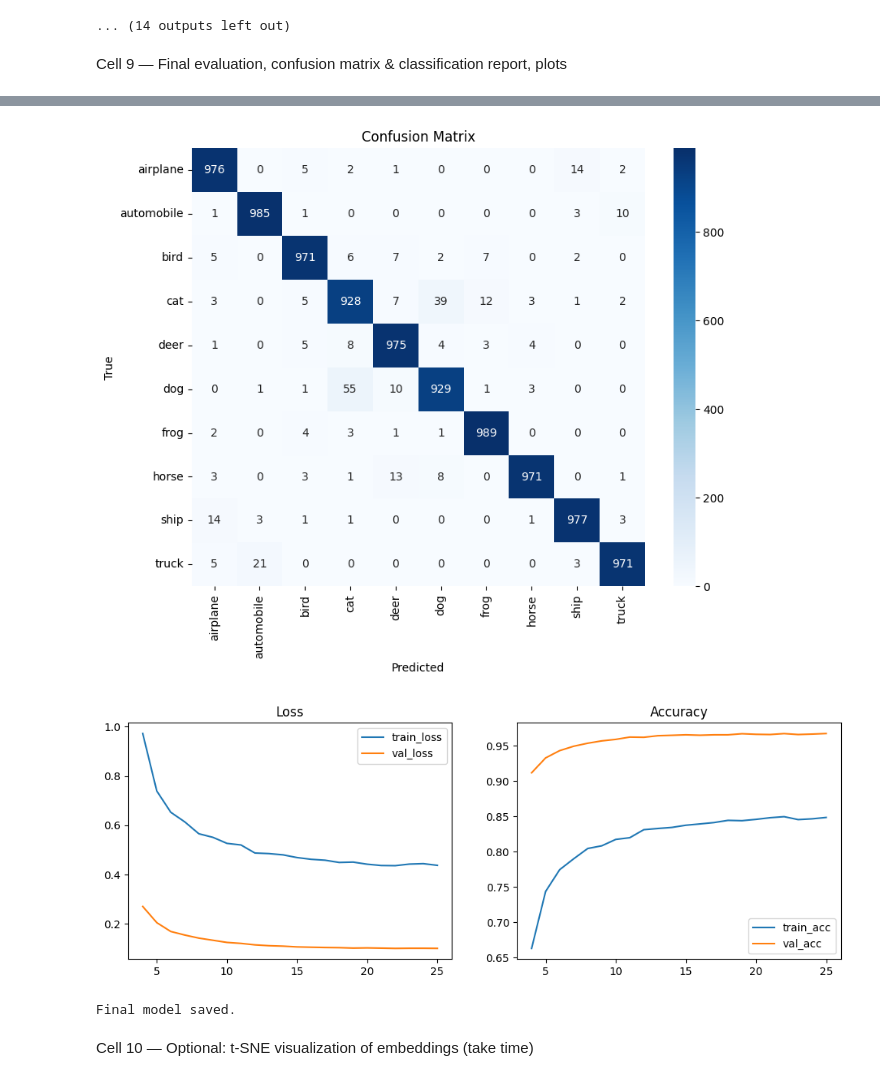
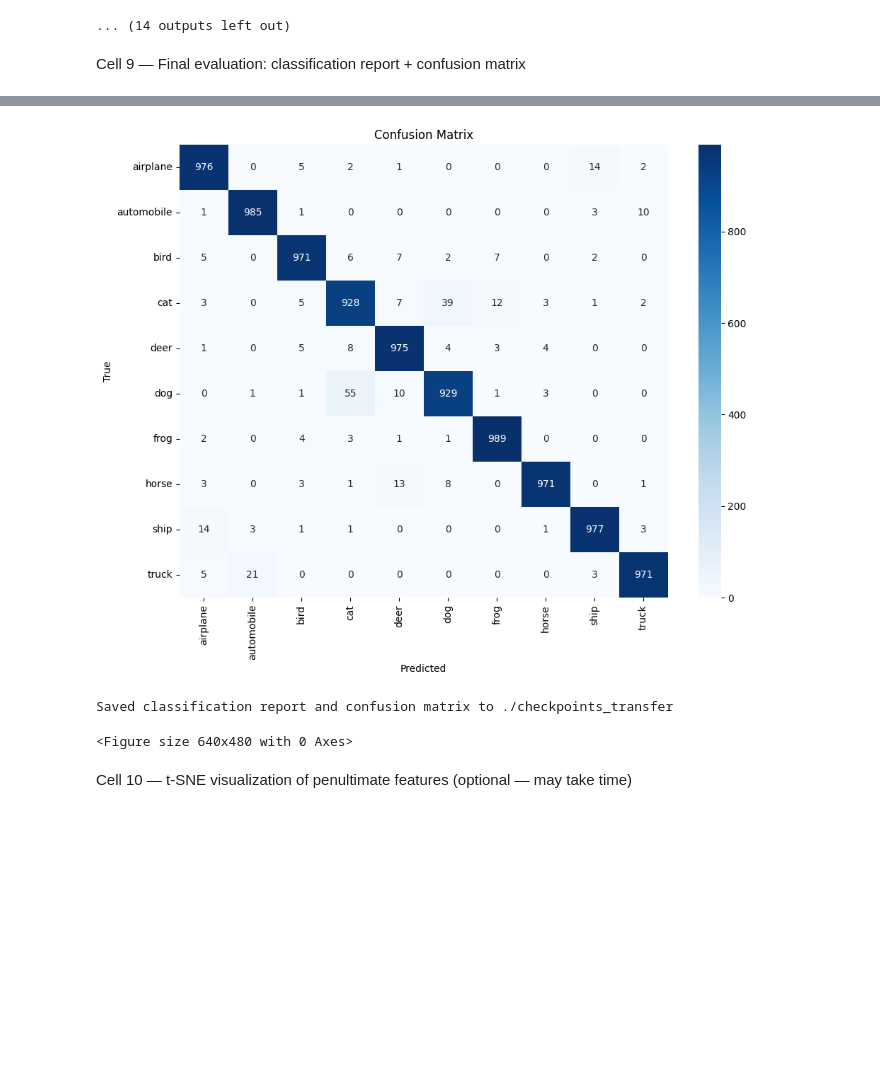
Before and after one commit to nahidibnaharun/AI-and-ML-and-Pattern-Recognition, a Jupyter notebook: CIFAR-10/CIFAR_10.ipynb, the cells around one changed output, grey strips where cells are left out. Drawn from its saved outputs; the diff is of its cells as text; code cells hidden in the pictures; blank space fills up the shorter version.

```diff
--- a/CIFAR-10/CIFAR_10.ipynb
+++ b/CIFAR-10/CIFAR_10.ipynb
@@ -275,46 +275,50 @@ Stage 1: training head only for 3 epochs
 [Full] Epoch 11: train_loss=0.5199, train_acc=0.8197 | val_loss=0.1202, val_acc=0.9622
 ... (14 outputs left out)
 # %% [markdown]
-Cell 9 — Final evaluation, confusion matrix & classification report, plots
+Cell 9 — Final evaluation: classification report + confusion matrix
 # %%
-# Cell 9: Final evaluation, confusion matrix, report, plots
-# Compute predictions
+# Cell 9: Final evaluation — classification report + confusion matrix
+import numpy as np
+from sklearn.metrics import classification_report, confusion_matrix
+import matplotlib.pyplot as plt
+import seaborn as sns
+import os
+
 model.eval()
-y_true=[]; y_pred=[]
+y_true = []
+y_pred = []
+
 with torch.no_grad():
     for imgs, labels in tqdm(test_loader, desc="Final test preds"):
-        imgs = imgs.to(device); labels = labels.to(device)
-        outputs = model(imgs)
-        preds = outputs.argmax(dim=1)
-        y_true.append(labels.cpu().numpy()); y_pred.append(preds.cpu().numpy())
-y_true = np.concatenate(y_true); y_pred = np.concatenate(y_pred)
+        imgs = imgs.to(device)
+        outputs = model(imgs)               # model returns logits
+        preds = outputs.argmax(dim=1).cpu().numpy()
+        y_pred.append(preds)
+        y_true.append(labels.numpy())
 
-print("Classification report:")
-print(classification_report(y_true, y_pred, target_names=test_dataset.classes))
+y_true = np.concatenate(y_true)
+y_pred = np.concatenate(y_pred)
+
+# Classification report
+report = classification_report(y_true, y_pred, target_names=test_dataset.classes, digits=4)
+print("Classification report:\n")
+print(report)
 
 # Confusion matrix
 cm = confusion_matrix(y_true, y_pred)
-plt.figure(figsize=(9,7))
+plt.figure(figsize=(10,8))
 sns.heatmap(cm, annot=True, fmt='d', cmap='Blues', xticklabels=test_dataset.classes, yticklabels=test_dataset.classes)
-plt.xlabel("Predicted"); plt.ylabel("True"); plt.title("Confusion Matrix")
+plt.xlabel("Predicted")
+plt.ylabel("True")
+plt.title("Confusion Matrix")
+plt.tight_layout()
 plt.show()
 
-# Plot training curves if available
-if len(history['train_loss'])>0:
-    epochs = list(range(start_epoch, TOTAL_EPOCHS+1))
-    plt.figure(figsize=(12,4))
-    plt.subplot(1,2,1)
-    plt.plot(epochs, history['train_loss'], label='train_loss')
-    plt.plot(epochs, history['val_loss'], label='val_loss')
-    plt.legend(); plt.title("Loss")
-    plt.subplot(1,2,2)
-    plt.plot(epochs, history['train_acc'], label='train_acc')
-    plt.plot(epochs, history['val_acc'], label='val_acc')
-    plt.legend(); plt.title("Accuracy")
-    plt.show()
-
-# Save final model
-save_checkpoint({'epoch':TOTAL_EPOCHS, 'model_state':model.state_dict()}, os.path.join(SAVE_DIR, "final_model.pth"))
-print("Final model saved.")
+# Save results
+os.makedirs(SAVE_DIR, exist_ok=True)
+with open(os.path.join(SAVE_DIR, "classification_report.txt"), "w") as f:
+    f.write(report)
+plt.savefig(os.path.join(SAVE_DIR, "confusion_matrix.png"), bbox_inches='tight')
+print("Saved classification report and confusion matrix to", SAVE_DIR)
 # %% [output]
 Classification report:
@@ -337,5 +342,5 @@ weighted avg       0.97      0.97      0.97     10000
-[figure, old version]
+[figure, new version]
-[figure, removed]
-Final model saved.
+Saved classification report and confusion matrix to ./checkpoints_transfer
+<Figure size 640x480 with 0 Axes>
 # %% [markdown]
-Cell 10 — Optional: t-SNE visualization of embeddings (take time)
+Cell 10 — t-SNE visualization of penultimate features (optional — may take time)
```
Also changed, not shown: parts of 13 cells of this notebook.
